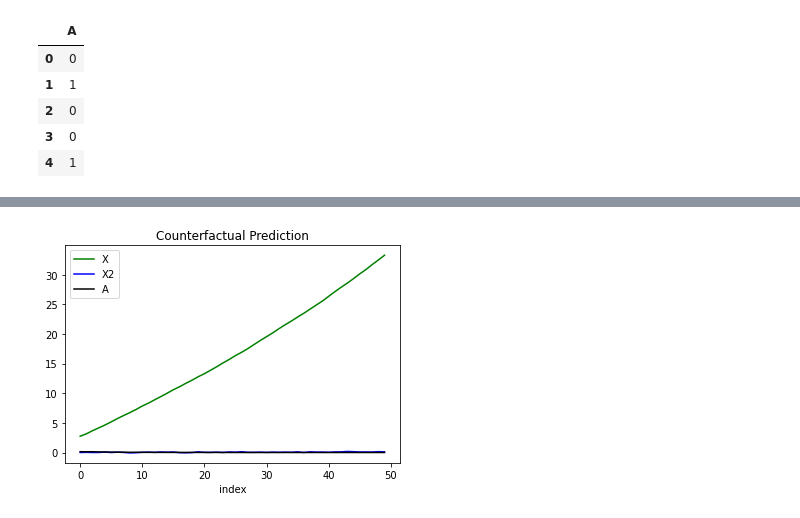
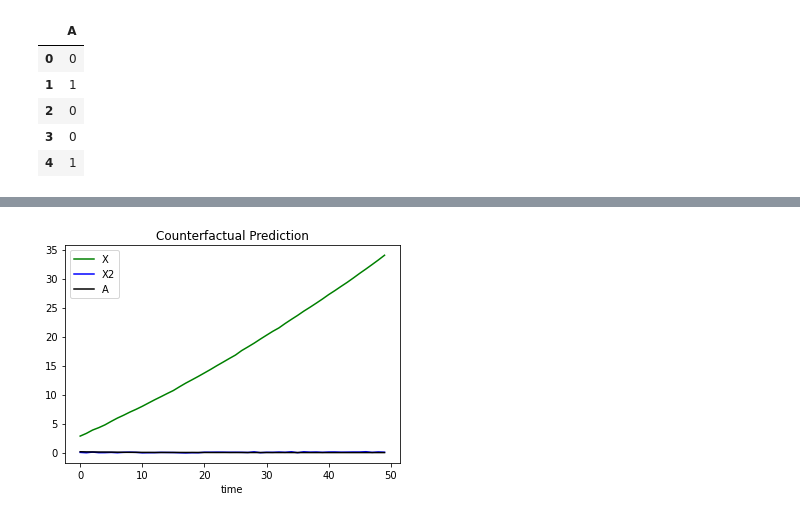
Before and after one commit to BiomedSciAI/causallib, a Jupyter notebook: examples/gformula.ipynb, the cells around one changed output, grey strips where cells are left out. Saved outputs shown, nothing was run; the diff lists cells and outputs as text; code cells hidden in the pictures.

Commit message:
added 'time' in the output dataframe and taken mean across 'time'

```diff
--- a/examples/gformula.ipynb
+++ b/examples/gformula.ipynb
@@ -116,30 +117,32 @@ pop_outcome
 # %%
 # effect = gFormula.estimate_effect(pop_outcome[1], pop_outcome[0])
+# %%
+pop_outcome.reset_index(inplace=True)
 # %%
 import matplotlib.pyplot as plt
 #Get current axis
 ax = plt.gca()
 
 # line plot for math marks
 pop_outcome.plot(kind = 'line',
-        x = 'index',
+        x = 'time',
         y = 'X',
         color = 'green',ax = ax)
 
 # line plot for physics marks
-pop_outcome.plot(kind = 'line',x = 'index',
+pop_outcome.plot(kind = 'line',x = 'time',
         y = 'X2',
         color = 'blue',ax = ax)
 
 # line plot for chemistry marks
-pop_outcome.plot(kind = 'line',x = 'index',
+pop_outcome.plot(kind = 'line',x = 'time',
         y = 'A',
         color = 'black',ax = ax)
 
 # set the title
 plt.title('Counterfactual Prediction')
 
 # show the plot
 plt.show()
 # %% [output]
-[figure, old version]
+[figure, new version]
```
Also changed, not shown: parts of 3 cells of this notebook, 1 other file.
